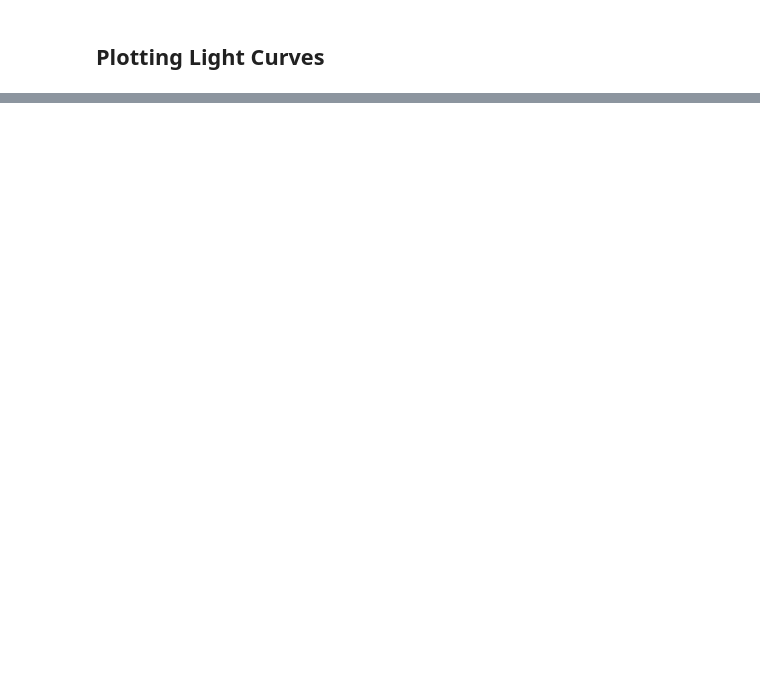
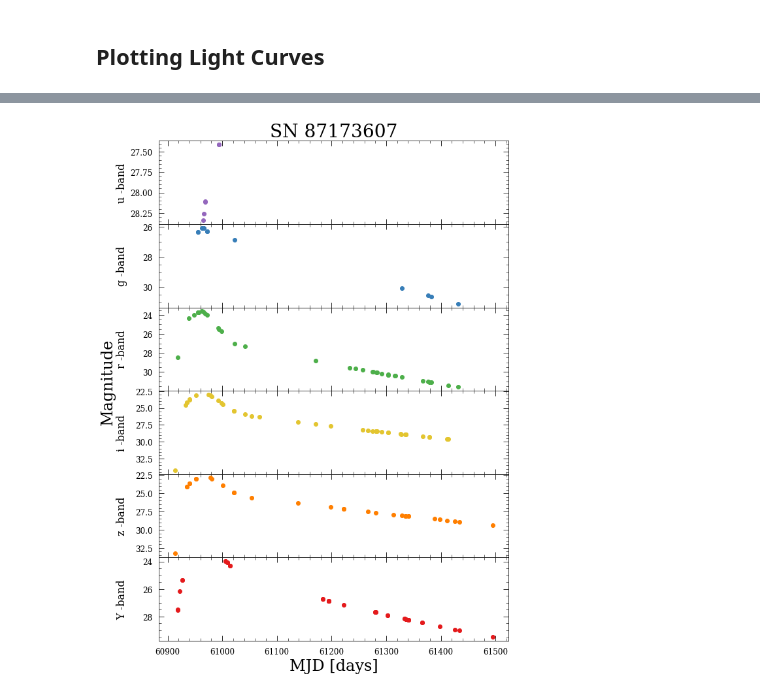
Before and after one commit to erinhay/jolteon, a Jupyter notebook: notebooks/introduction_to_ELAsTiCC_data.ipynb, the cells around one changed output, grey strips where cells are left out. Drawn from its saved outputs; the diff is of its cells as text; code cells hidden in the pictures; blank space fills up the shorter version.

Commit message:
beginning of unresolved data mock up in data access notebook

```diff
--- a/notebooks/introduction_to_ELAsTiCC_data.ipynb
+++ b/notebooks/introduction_to_ELAsTiCC_data.ipynb
@@ -94,0 +115,16 @@ Source Redshift:  0.818
+# %%
+index = 0
+snid = int(head_table[index]['SNID'].split(' ')[0])
+min_row = head_table[index]['PTROBS_MIN'] - 1
+max_row = head_table[index]['PTROBS_MAX']
+photometry_im1 = phot_table[min_row:max_row]
+
+index = 1
+snid = int(head_table[index]['SNID'].split(' ')[0])
+min_row = head_table[index]['PTROBS_MIN'] - 1
+max_row = head_table[index]['PTROBS_MAX']
+photometry_im2 = phot_table[min_row:max_row]
+
+data = utils.get_unresolved_lc(snid, photometry_im1, photometry_im2, show_plot=True)
+# %% [output]
+[figure, added]
```
Also changed, not shown: parts of 9 cells of this notebook, 1 other file.
